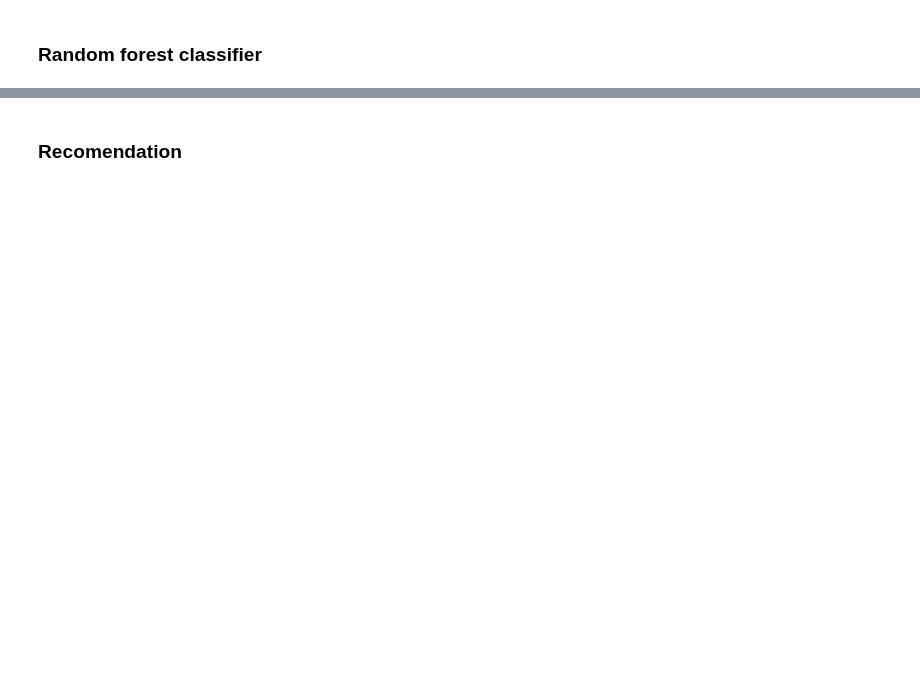
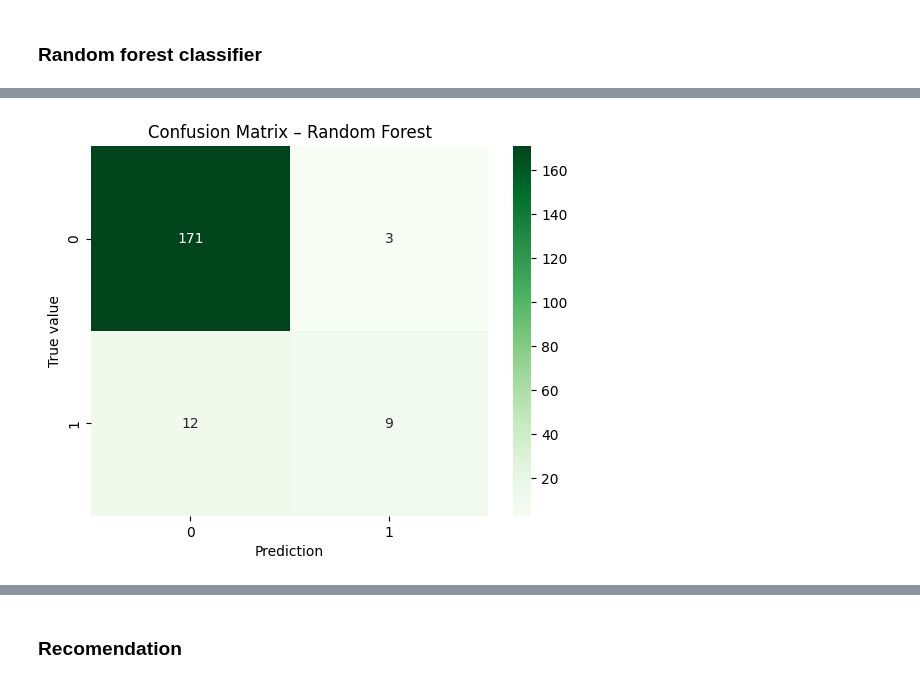
Before and after one commit to Azzure45/big-data-iot-labs, a Jupyter notebook: mini-projekt/mini-project-anton-mahdi.ipynb, the cells around one changed output, grey strips where cells are left out. Cells and saved outputs as stored; diff of their text form; code cells hidden in the pictures; blank space fills up the shorter version.

```diff
--- a/mini-projekt/mini-project-anton-mahdi.ipynb
+++ b/mini-projekt/mini-project-anton-mahdi.ipynb
@@ -189,11 +305,13 @@ print("Recall:", recall)
 # %%
 cm_rf = confusion_matrix(Y_test, y_pred_rf_clf)
 
 sns.heatmap(cm_rf, annot=True, fmt="d", cmap="Greens")
 plt.title("Confusion Matrix – Random Forest")
-plt.xlabel("Prediktion")
-plt.ylabel("Sant värde")
+plt.xlabel("Prediction")
+plt.ylabel("True value")
 plt.show()
+# %% [output]
+[figure, added]
 # %%
 importances = rf_clf.feature_importances_
 features = x_clf.columns
```
Also changed, not shown: parts of 17 cells of this notebook.
